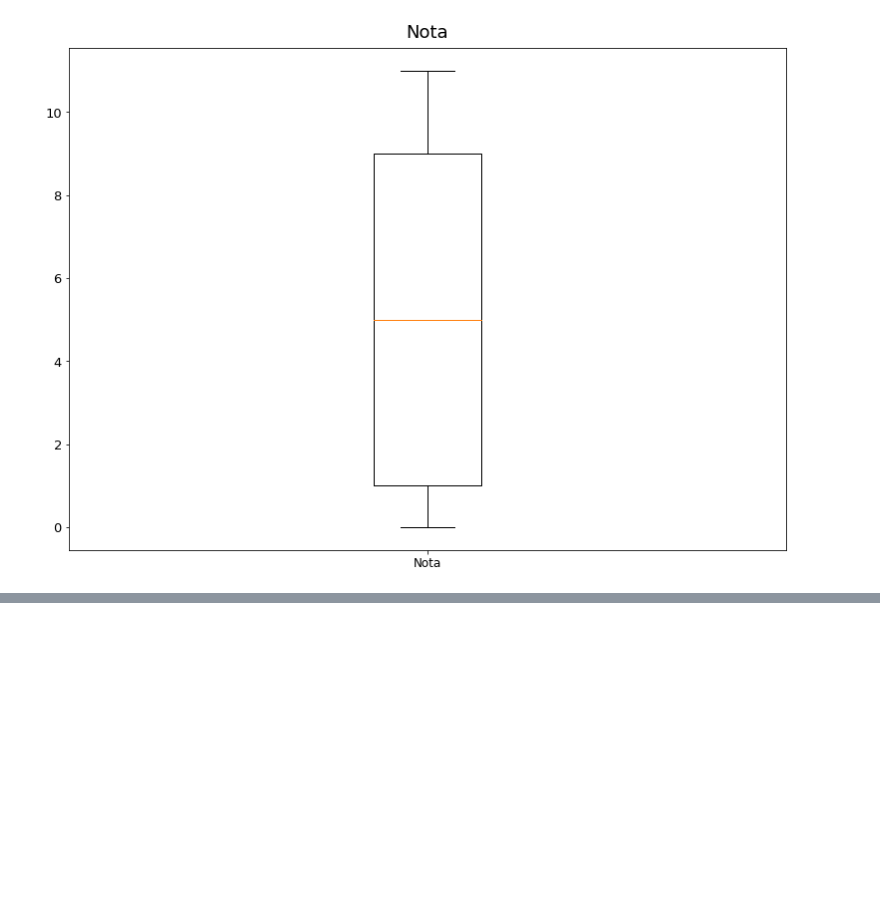
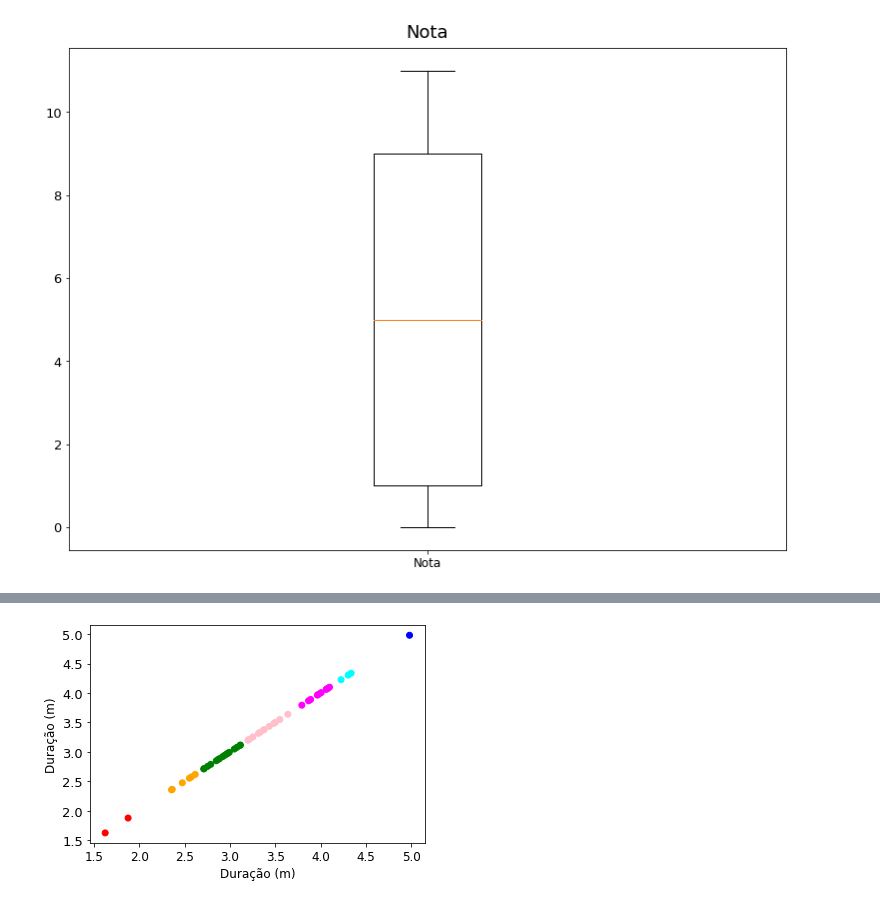
Before and after one commit to xiforivia/spotify, a Jupyter notebook: analise.ipynb, the cells around one changed output, grey strips where cells are left out. Saved outputs shown, nothing was run; the diff lists cells and outputs as text; code cells hidden in the pictures; blank space fills up the shorter version.

```diff
--- a/analise.ipynb
+++ b/analise.ipynb
@@ -303,0 +371,8 @@ plt.show()
+# %%
+colors = np.array(cores)
+plt.scatter(dfVariaveis['duracao'], dfVariaveis['duracao'], c=colors)
+plt.xlabel("Duração (m)")
+plt.ylabel("Duração (m)")
+plt.show()
+# %% [output]
+[figure, added]
```
Also changed, not shown: parts of 15 cells of this notebook, 4 other files.
